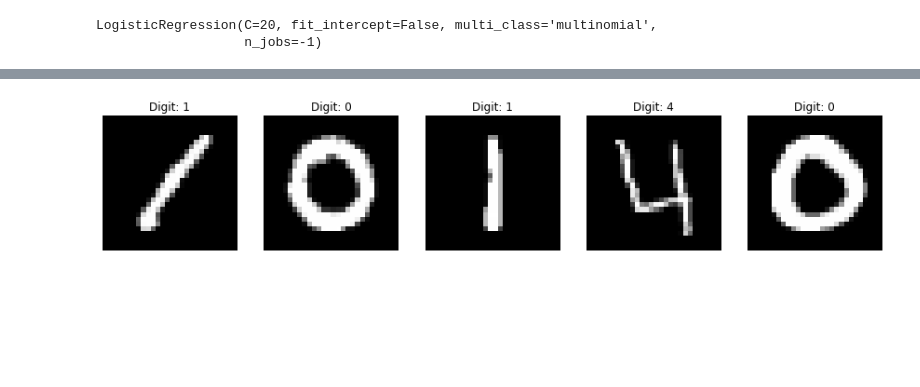
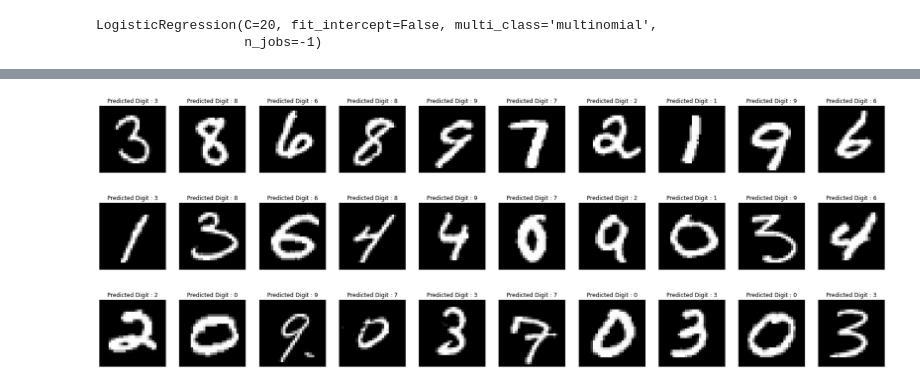
Before and after one commit to imran-nazir0011/kaggle-projects, a Jupyter notebook: Digit-Recognizer/notebook.ipynb, the cells around one changed output, grey strips where cells are left out. Saved outputs shown, nothing was run; the diff lists cells and outputs as text; code cells hidden in the pictures; blank space fills up the shorter version.

```diff
--- a/Digit-Recognizer/notebook.ipynb
+++ b/Digit-Recognizer/notebook.ipynb
@@ -81,21 +81,33 @@ accuracy_score on X_test:  0.913047619047619
 # %%
-def print_pixels(Data,n):
-    first_five=Data.iloc[:n]
-    fig, axes = plt.subplots(1, n, figsize=(15, 3))
+def print_pixels(data,predict, n):
+    # Select the first n images and labels
+    first_n_images = data.iloc[:n]
+
+    first_n_labels_predicted=predict.iloc[:n]
+
+    fig, axes = plt.subplots(1, n, figsize=(n * 3, 3))
+
     for i, ax in enumerate(axes):
-        # The label is in the first column
-        label = first_five.iloc[i, 0]
-        # The remaining columns are the pixel values
-        pixels = first_five.iloc[i, 1:].values
+
+        # Extract the pixel values for the current image
+        predicted=int(first_n_labels_predicted.iloc[i].values)
+        pixels = first_n_images.iloc[i].values
         # Reshape the pixel values to a 28x28 array
         image = pixels.reshape(28, 28)
         # Display the image
         ax.imshow(image, cmap='gray')
-        ax.set_title(f'Digit: {label}')
+        ax.set_title(f'Predicted Digit : {predicted}')
         ax.axis('off')
 
     plt.show()
-# %%
-print_pixels(Data,5)
-# %% [output]
-[figure, removed]
+# %%
+y_test_predict=pd.DataFrame({'predicted': y_test_predict} )
+y_predict=pd.DataFrame({'predicted':y_predict})
+# %%
+print_pixels(X,y_predict,10)
+# %% [output]
+[figure, added]
+# %%
+print_pixels(X_test,y_predict,10)
+# %% [output]
+[figure, added]
@@ -101,0 +118,4 @@ print_pixels(Data,5)
+# %%
+print_pixels(Validation_data,predict_validation,10)
+# %% [output]
+[figure, added]
```
Also changed, not shown: parts of 8 cells of this notebook, 1 other file.
